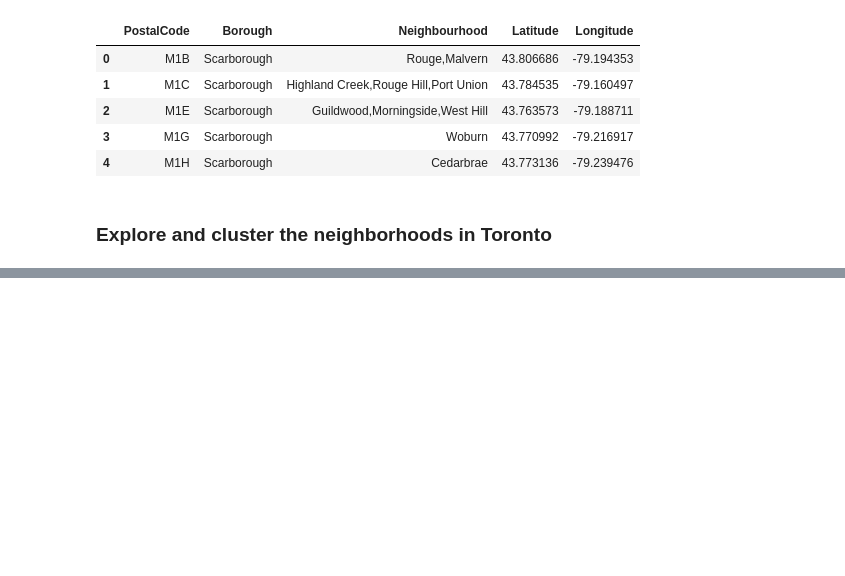
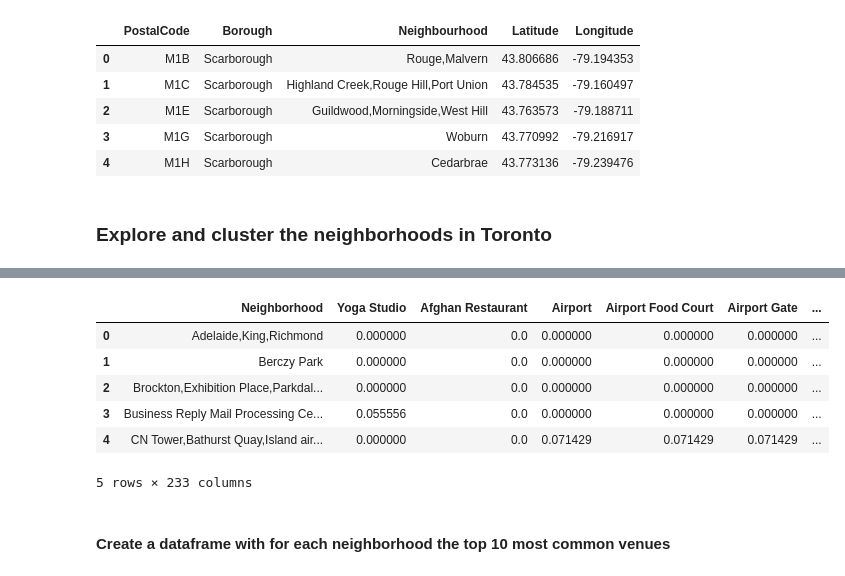
Before and after one commit to lisanne187/IBM-course-Capstone-project, a Jupyter notebook: Clustering neighbourhoods Toronto.ipynb, the cells around one changed output, grey strips where cells are left out. Drawn from its saved outputs; the diff is of its cells as text; code cells hidden in the pictures; blank space fills up the shorter version.

```diff
--- a/Clustering neighbourhoods Toronto.ipynb
+++ b/Clustering neighbourhoods Toronto.ipynb
@@ -88,0 +202,24 @@ toronto_df.head()
+# %%
+# one hot encoding
+toronto_onehot = pd.get_dummies(toronto_venues[['Venue Category']], prefix="", prefix_sep="")
+
+# add neighborhood column back to dataframe
+toronto_onehot['Neighborhood'] = toronto_venues['Neighborhood']
+
+# move neighborhood column to the first column
+fixed_columns = [toronto_onehot.columns[-1]] + list(toronto_onehot.columns[:-1])
+toronto_onehot = toronto_onehot[fixed_columns]
+# %%
+#group rows by neighborhood and take the mean of the frequency of occurrence of each category
+toronto_grouped = toronto_onehot.groupby('Neighborhood').mean().reset_index()
+toronto_grouped.head()
+# %% [output]
+|  | Neighborhood | Yoga Studio | Afghan Restaurant | Airport | Airport Food Court | Airport Gate | ... |
+| 0 | Adelaide,King,Richmond | 0.000000 | 0.0 | 0.000000 | 0.000000 | 0.000000 | ... |
+| 1 | Berczy Park | 0.000000 | 0.0 | 0.000000 | 0.000000 | 0.000000 | ... |
+| 2 | Brockton,Exhibition Place,Parkdal... | 0.000000 | 0.0 | 0.000000 | 0.000000 | 0.000000 | ... |
+| 3 | Business Reply Mail Processing Ce... | 0.055556 | 0.0 | 0.000000 | 0.000000 | 0.000000 | ... |
+| 4 | CN Tower,Bathurst Quay,Island air... | 0.000000 | 0.0 | 0.071429 | 0.071429 | 0.071429 | ... |
+5 rows × 233 columns
+# %% [markdown]
+#### Create a dataframe with for each neighborhood the top 10 most common venues
```
Also changed, not shown: parts of 30 cells of this notebook.
